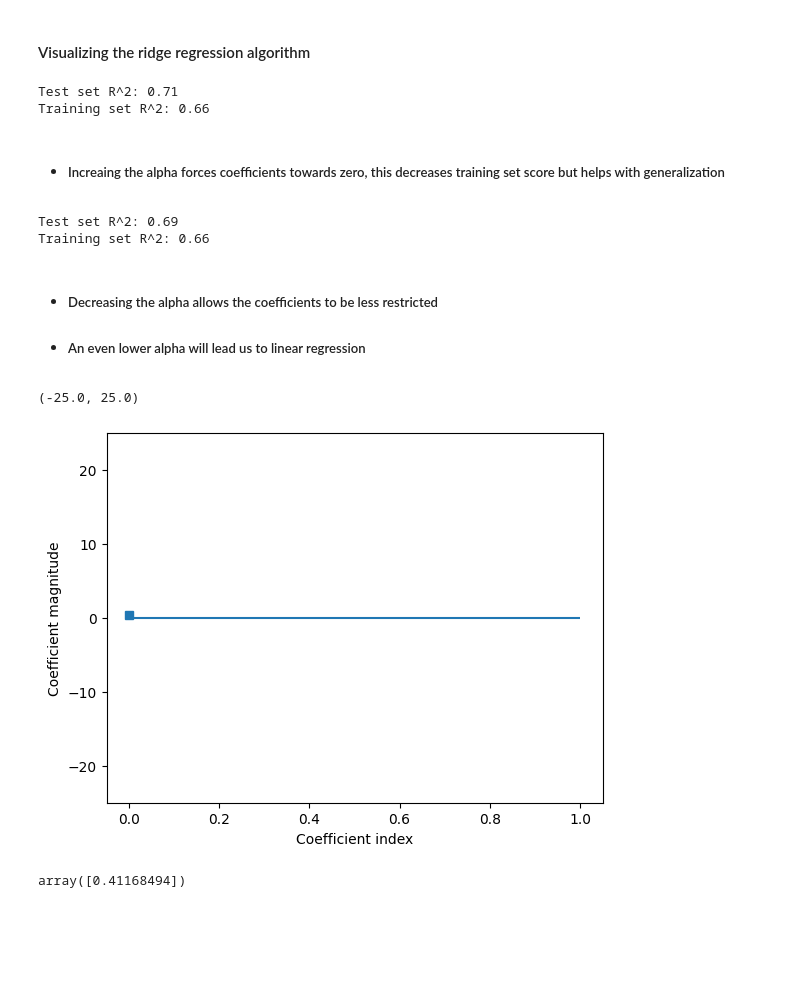
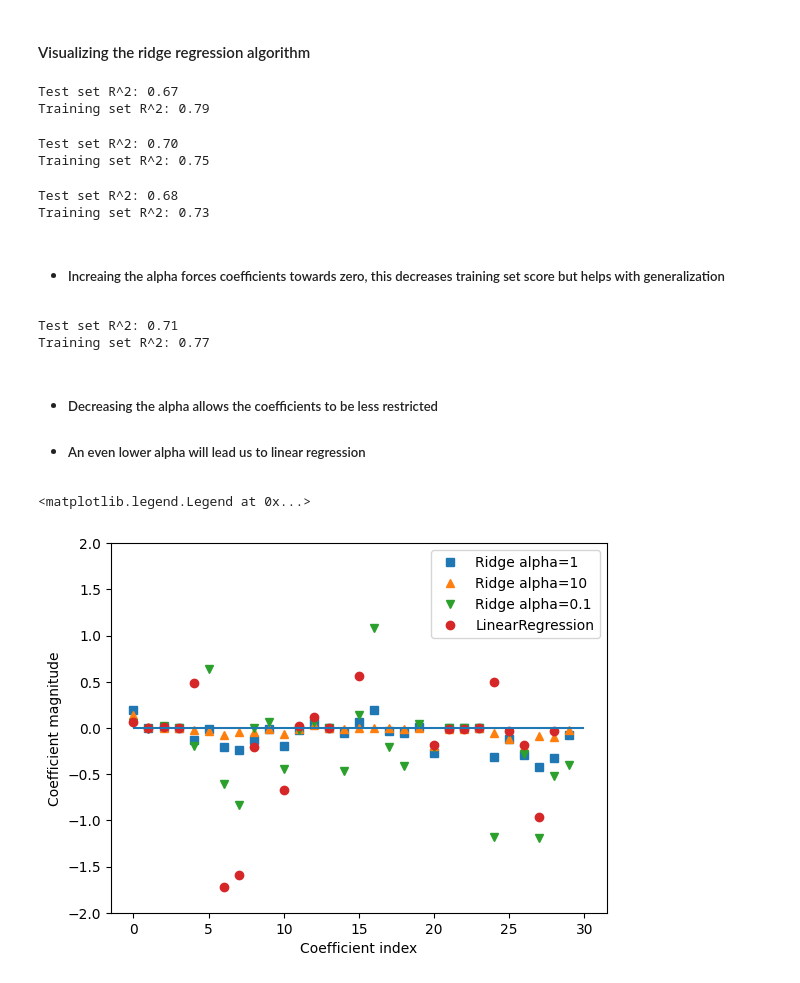
Before and after one commit to majiyaz2/data-science-notebooks, a Jupyter notebook: into-to-data-science/supervised_learning/linear_regression.ipynb, the cells around one changed output. Cells and saved outputs as stored; diff of their text form; code cells hidden in the pictures; blank space fills up the shorter version.

```diff
--- a/into-to-data-science/supervised_learning/linear_regression.ipynb
+++ b/into-to-data-science/supervised_learning/linear_regression.ipynb
@@ -131,6 +134,9 @@ plot_knn_regression()
 -  ##### Ridge regression uses L2 regularization
 # %% [markdown]
 #### Applying the ridge regression algorithm
+# %%
+cancer = load_breast_cancer()
+X_train, X_test, y_train, y_test = train_test_split(cancer.data, cancer.target, stratify=cancer.target, random_state=66)
 # %%
 # Initializing the model to 3 neighbors
 ridge = Ridge()
@@ -159,13 +165,32 @@ Training set R^2: 0.66
 -  ##### This is the type of behaviour we want for our model
 # %% [markdown]
 #### Visualizing the ridge regression algorithm
+# %%
+# Initializing the model to 3 neighbors
+lr = LinearRegression()
+# %%
+#Fitting the model with data
+lr.fit(X_train, y_train)
+print("Test set R^2: {:.2f}".format(lr.score(X_test, y_test)))
+print("Training set R^2: {:.2f}".format(lr.score(X_train, y_train)))
+# %% [output]
+Test set R^2: 0.67
+Training set R^2: 0.79
+# %%
+# Initializing the model to 3 neighbors
+ridge = Ridge().fit(X_train, y_train)
+print("Test set R^2: {:.2f}".format(ridge.score(X_test, y_test)))
+print("Training set R^2: {:.2f}".format(ridge.score(X_train, y_train)))
+# %% [output]
+Test set R^2: 0.70
+Training set R^2: 0.75
 # %%
 ridge10 = Ridge(alpha=10).fit(X_train, y_train)
 print("Test set R^2: {:.2f}".format(ridge10.score(X_test, y_test)))
 print("Training set R^2: {:.2f}".format(ridge10.score(X_train, y_train)))
 # %% [output]
-Test set R^2: 0.71
-Training set R^2: 0.66
+Test set R^2: 0.68
+Training set R^2: 0.73
 # %% [markdown]
 -  ##### Increaing the alpha forces coefficients towards zero, this decreases training set score but helps with generalization
 # %%
@@ -173,22 +198,21 @@ ridge01 = Ridge(alpha=0.1).fit(X_train, y_train)
 print("Test set R^2: {:.2f}".format(ridge01.score(X_test, y_test)))
 print("Training set R^2: {:.2f}".format(ridge01.score(X_train, y_train)))
 # %% [output]
-Test set R^2: 0.69
-Training set R^2: 0.66
+Test set R^2: 0.71
+Training set R^2: 0.77
 # %% [markdown]
 - ##### Decreasing the alpha allows the coefficients to be less restricted
 - ##### An even lower alpha will lead us to linear regression
 # %%
 plt.plot(ridge.coef_, 's', label="Ridge alpha=1")
-
+plt.plot(ridge10.coef_, '^', label="Ridge alpha=10")
+plt.plot(ridge01.coef_, 'v', label="Ridge alpha=0.1")
+plt.plot(lr.coef_, 'o', label="LinearRegression")
 plt.xlabel("Coefficient index")
 plt.ylabel("Coefficient magnitude")
 plt.hlines(0, 0, len(lr.coef_))
-plt.ylim(-25, 25)
+plt.ylim(-2, 2)
+plt.legend()
 # %% [output]
-(-25.0, 25.0)
+<matplotlib.legend.Legend at 0x...>
-[figure, old version]
+[figure, new version]
-# %%
-ridge10.coef_
-# %% [output]
-array([0.41168494])
```
Also changed, not shown: parts of 30 cells of this notebook.
